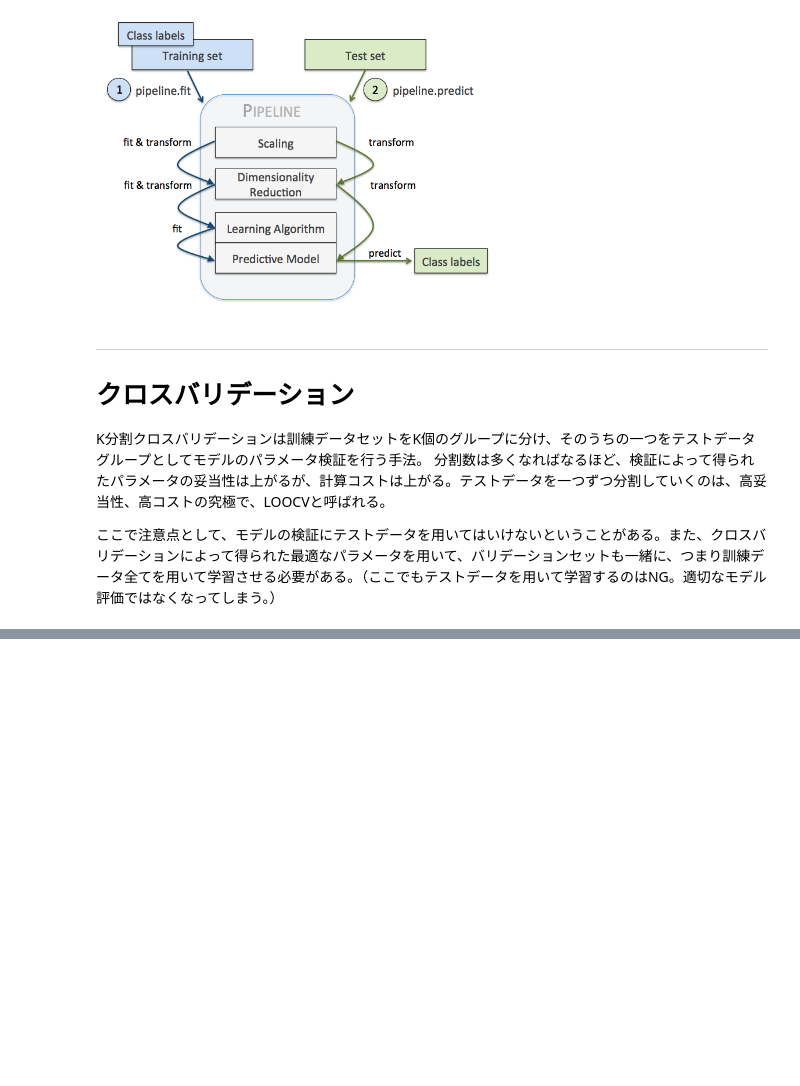
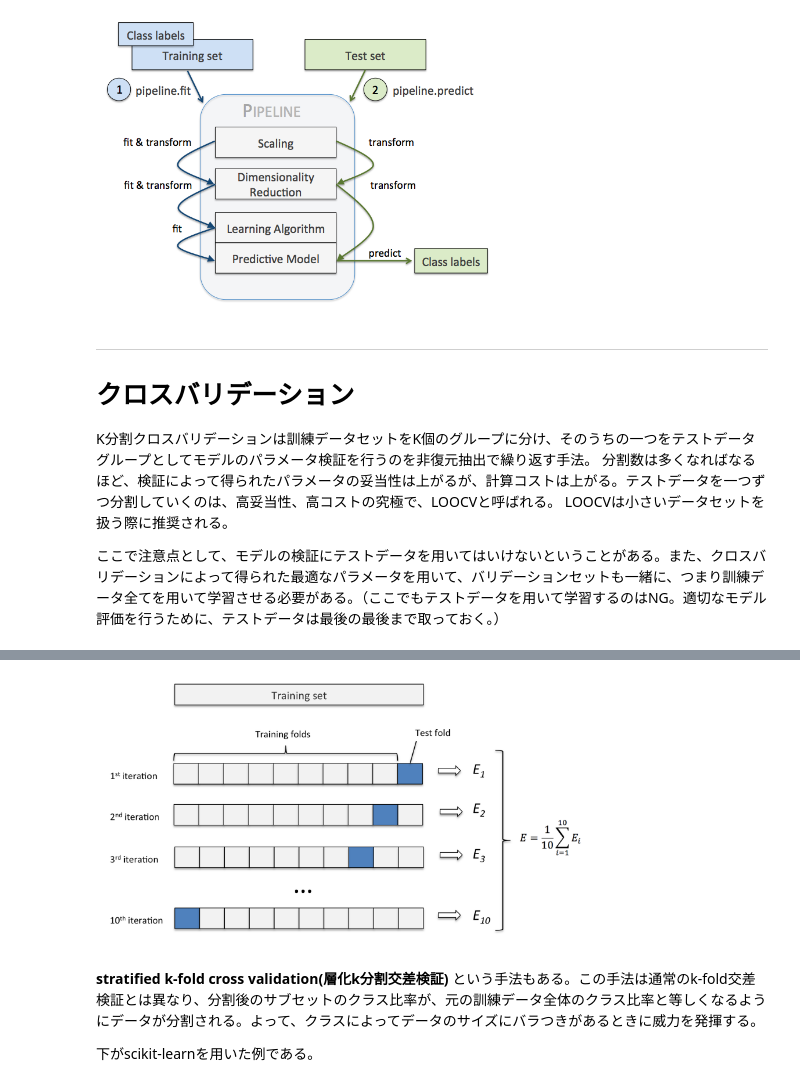
Before and after one commit to lyakaap/notebooks, a Jupyter notebook: MachineLearning/ch06_rasbt.ipynb, the cells around one changed output, grey strips where cells are left out. Drawn from its saved outputs; the diff is of its cells as text; code cells hidden in the pictures; blank space fills up the shorter version.

```diff
--- a/MachineLearning/ch06_rasbt.ipynb
+++ b/MachineLearning/ch06_rasbt.ipynb
@@ -61,8 +61,9 @@ Image(filename='./images/06_01.png', width=400)
 ---
 # クロスバリデーション
 
-K分割クロスバリデーションは訓練データセットをK個のグループに分け、そのうちの一つをテストデータグループとしてモデルのパラメータ検証を行う手法。
+K分割クロスバリデーションは訓練データセットをK個のグループに分け、そのうちの一つをテストデータグループとしてモデルのパラメータ検証を行うのを非復元抽出で繰り返す手法。
 分割数は多くなればなるほど、検証によって得られたパラメータの妥当性は上がるが、計算コストは上がる。テストデータを一つずつ分割していくのは、高妥当性、高コストの究極で、LOOCVと呼ばれる。
+LOOCVは小さいデータセットを扱う際に推奨される。
 
-ここで注意点として、モデルの検証にテストデータを用いてはいけないということがある。また、クロスバリデーションによって得られた最適なパラメータを用いて、バリデーションセットも一緒に、つまり訓練データ全てを用いて学習させる必要がある。（ここでもテストデータを用いて学習するのはNG。適切なモデル評価ではなくなってしまう。）
+ここで注意点として、モデルの検証にテストデータを用いてはいけないということがある。また、クロスバリデーションによって得られた最適なパラメータを用いて、バリデーションセットも一緒に、つまり訓練データ全てを用いて学習させる必要がある。（ここでもテストデータを用いて学習するのはNG。適切なモデル評価を行うために、テストデータは最後の最後まで取っておく。）
 # %%
@@ -70,2 +71,10 @@ Image(filename='./images/06_02.png', width=500)
 # %% [output]
 [figure]
+# %%
+Image(filename='./images/06_03.png', width=500)
+# %% [output]
+[figure, added]
+# %% [markdown]
+**stratified k-fold cross validation(層化k分割交差検証)** という手法もある。この手法は通常のk-fold交差検証とは異なり、分割後のサブセットのクラス比率が、元の訓練データ全体のクラス比率と等しくなるようにデータが分割される。よって、クラスによってデータのサイズにバラつきがあるときに威力を発揮する。
+
+下がscikit-learnを用いた例である。
```
Also changed, not shown: parts of 26 cells of this notebook, 1 other file.
